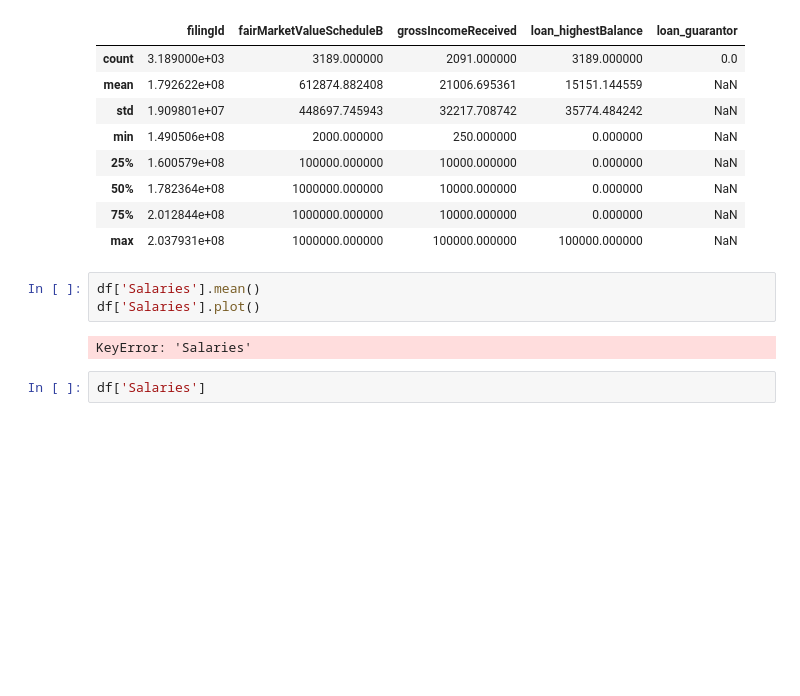
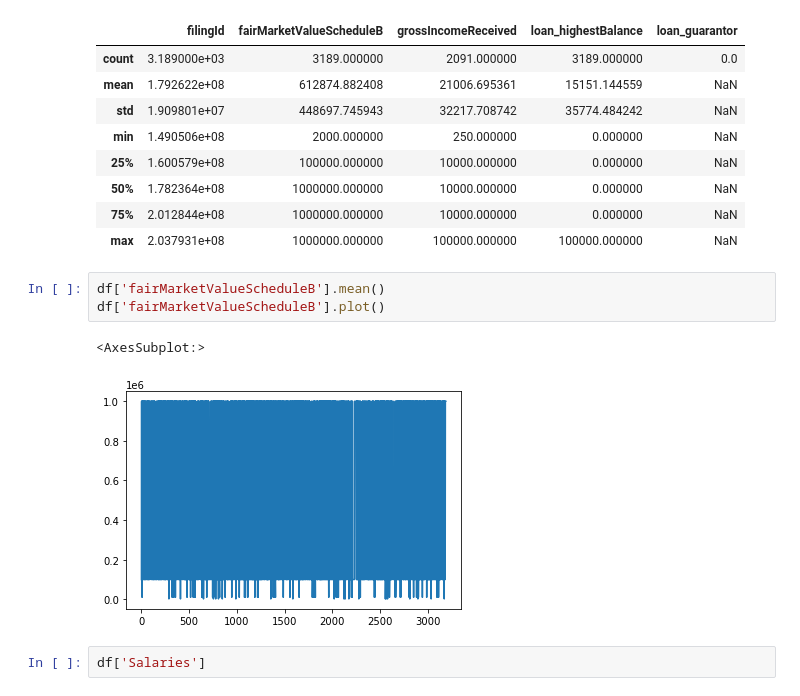
Before and after one commit to jho97/data-analyst-week-2, a Jupyter notebook: may_23/personal_work/lab_work.ipynb, the cells around one changed output. Drawn from its saved outputs; the diff is of its cells as text; blank space fills up the shorter version.

```diff
--- a/may_23/personal_work/lab_work.ipynb
+++ b/may_23/personal_work/lab_work.ipynb
@@ -50,10 +50,11 @@ df.describe()
 | 75% | 2.012844e+08 | 1000000.000000 | 10000.000000 | 0.000000 | NaN |
 | max | 2.037931e+08 | 1000000.000000 | 100000.000000 | 100000.000000 | NaN |
 # %%
-df['Salaries'].mean()
-df['Salaries'].plot()
+df['fairMarketValueScheduleB'].mean()
+df['fairMarketValueScheduleB'].plot()
 # %% [output]
-KeyError: 'Salaries'
+<AxesSubplot:>
+[figure, added]
 # %%
 df['Salaries']
 # %% [output]
```
Also changed, not shown: parts of 1 cell of this notebook.
